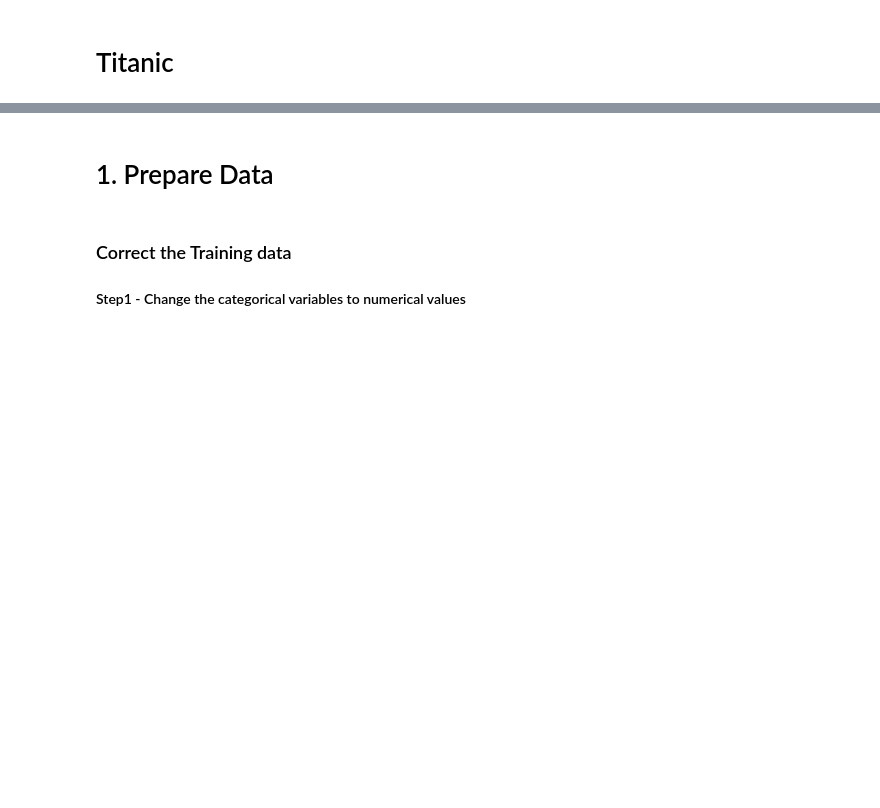
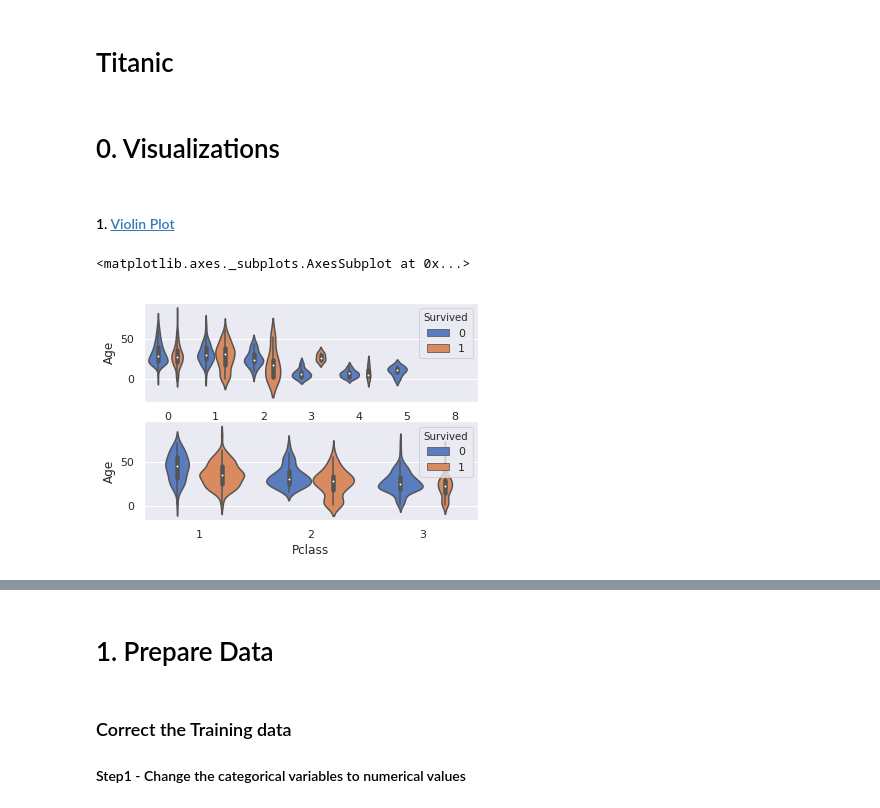
Before and after one commit to birdor/kag_titanic, a Jupyter notebook: Kaggle_Evaluation_of_Multiple_Models.ipynb, the cells around one changed output, grey strips where cells are left out. Cells and saved outputs as stored; diff of their text form; code cells hidden in the pictures; blank space fills up the shorter version.

Commit message:
adding visualizations

```diff
--- a/Kaggle_Evaluation_of_Multiple_Models.ipynb
+++ b/Kaggle_Evaluation_of_Multiple_Models.ipynb
@@ -21,3 +23,20 @@ warnings.simplefilter("ignore", category=DeprecationWarning)
 # %%
 train_df = pd.read_csv('train.csv')
 test_df = pd.read_csv('test.csv')
+# %% [markdown]
+# 0. Visualizations
+# %% [markdown]
+#### 1. [Violin Plot](https://www.youtube.com/watch?v=cLHwwRgny5g)
+# %%
+t_df_cp = train_df
+
+sns.set()
+fig, axes = plt.subplots(2,1)
+
+#Let us look at a the violin plot of Survived vs. Age to see the distribution of data.
+#Scale helps you keep the distributions different with their widths and heights adjusted as per their counts
+sns.violinplot(x="SibSp",y="Age", hue="Survived", data=t_df_cp, scale="count", palette="muted",ax=axes[0])
+sns.violinplot(x="Pclass",y="Age", hue="Survived", data=t_df_cp, scale="count", palette="muted",ax=axes[1])
+# %% [output]
+<matplotlib.axes._subplots.AxesSubplot at 0x...>
+[figure, added]
```
Also changed, not shown: parts of 15 cells of this notebook.
